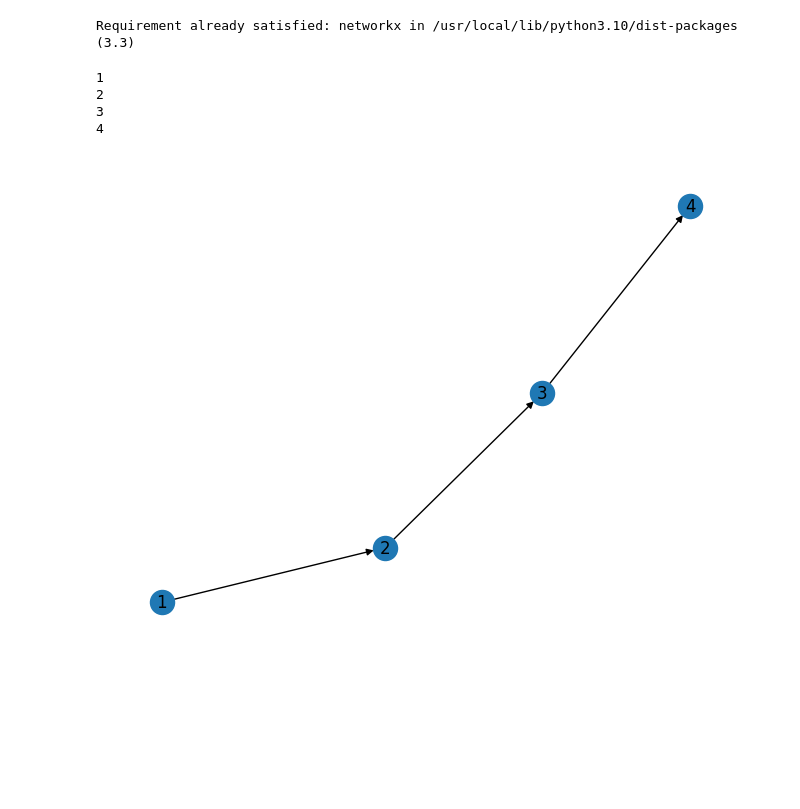
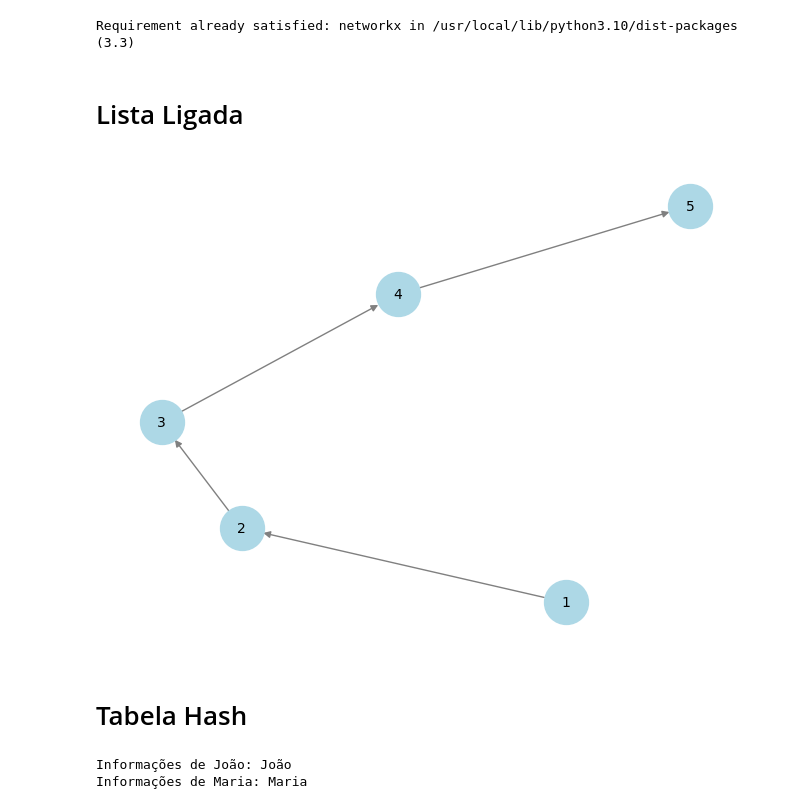
Before and after one commit to armandossrecife/teste, a Jupyter notebook: grafico_lista_ligada.ipynb, the cells around one changed output. Saved outputs shown, nothing was run; the diff lists cells and outputs as text; code cells hidden in the pictures; blank space fills up the shorter version.

```diff
--- a/grafico_lista_ligada.ipynb
+++ b/grafico_lista_ligada.ipynb
@@ -7,6 +7,8 @@ Requirement already satisfied: networkx in /usr/local/lib/python3.10/dist-packag
 # %%
 import networkx as nx
 import matplotlib.pyplot as plt
+# %% [markdown]
+# Lista Ligada
 # %%
 class Node:
     def __init__(self, data):
@@ -55,21 +57,13 @@ class DoublyLinkedList:
-# %%
-# Criando uma lista duplamente encadeada
-dllist = DoublyLinkedList()
-
-# Adicionando elementos
-dllist.append(1)
-dllist.append(2)
-dllist.append(3)
-dllist.append(4)
-
-# Imprimindo a lista
-dllist.print_list()
-# %% [output]
-1
-2
-3
-4
-# %%
-dllist.visualize_list()
-# %% [output]
-[figure, removed]
+# %%
+# Example usage:
+dll = DoublyLinkedList()
+dll.append(1)
+dll.append(2)
+dll.append(3)
+dll.append(4)
+dll.append(5)
+dll.visualize_list()
+# %% [output]
+[figure, added]
+# %% [markdown]
+# Tabela Hash
@@ -75,0 +120,21 @@ dllist.visualize_list()
+# %%
+# Criando uma instância da tabela hash
+cadastro_clientes = HashTable()
+
+# Adicionando clientes
+cadastro_clientes.insert(1, "João")
+cadastro_clientes.insert(9, "Maria")
+# Adicionando clientes
+cadastro_clientes.insert(2, "Carla")
+cadastro_clientes.insert(4, "Francisco")
+
+# Consultando um cliente
+joao = cadastro_clientes.search(1)
+print(f"Informações de João: {joao}")
+
+# Verificando se Maria ainda está cadastrada
+maria = cadastro_clientes.search(9)
+print(f"Informações de Maria: {maria}")
+# %% [output]
+Informações de João: João
+Informações de Maria: Maria
```
Also changed, not shown: parts of 7 cells of this notebook.
